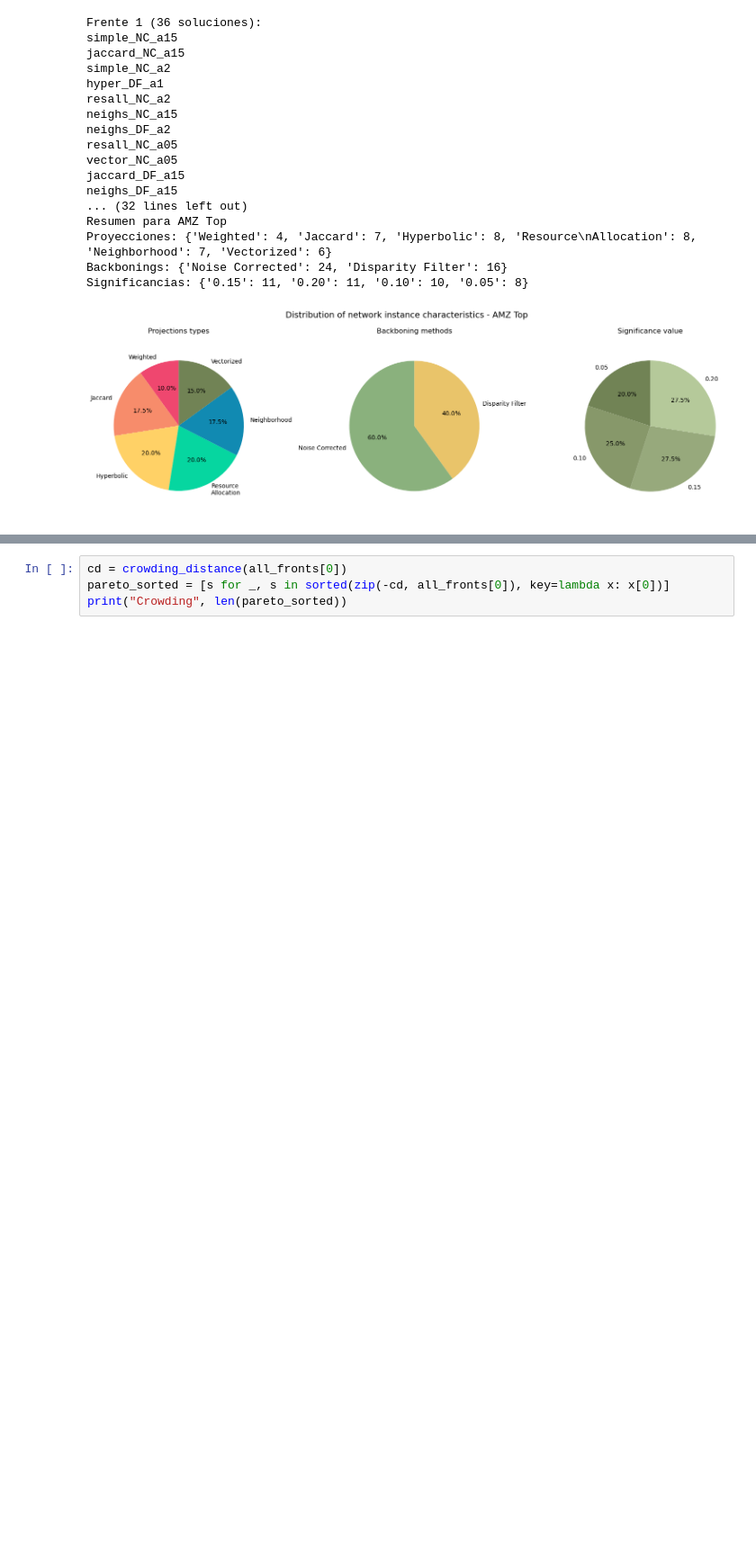
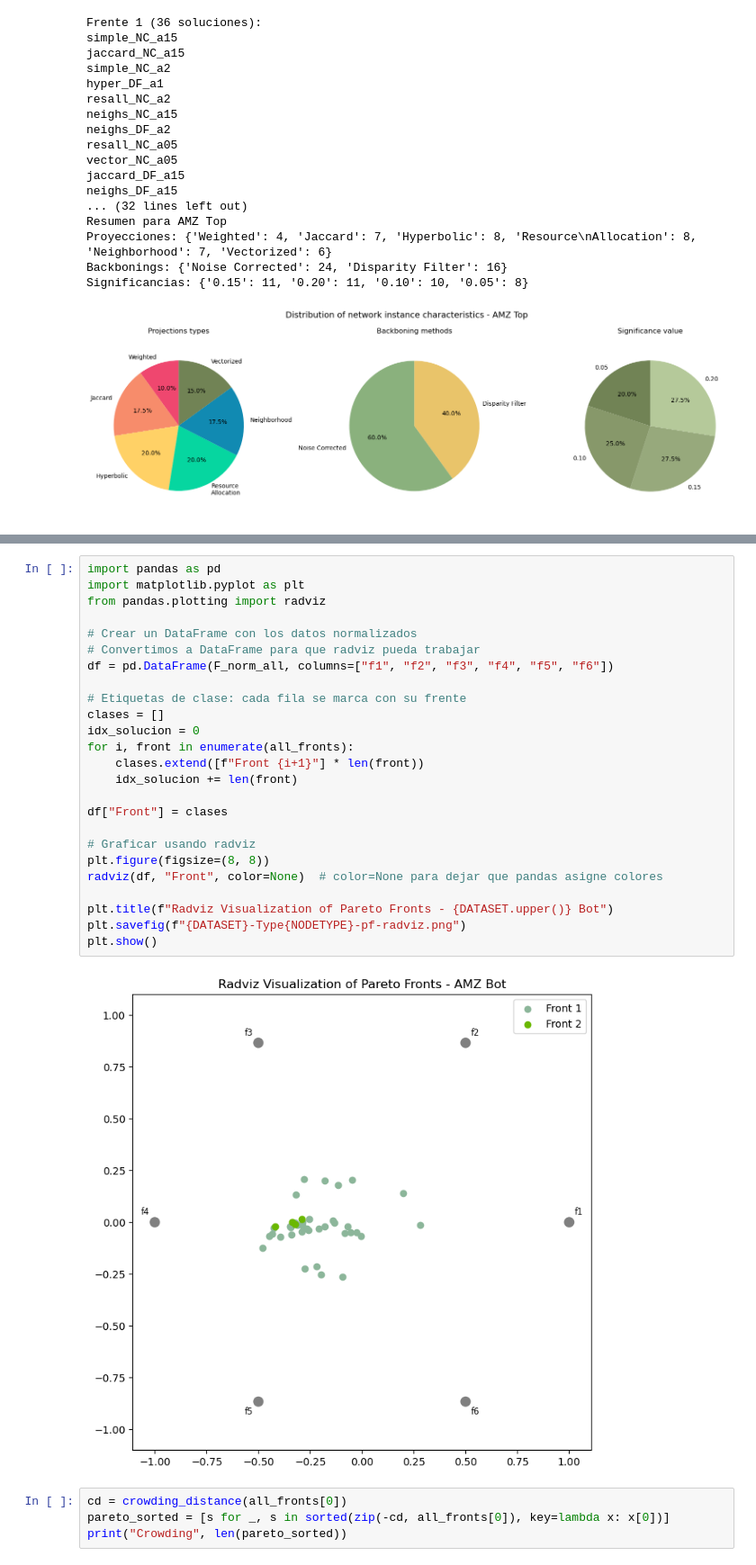
Before and after one commit to diazmx/phd-thesis-lab, a Jupyter notebook: 13-paper-modelling/ds1.ipynb, the cells around one changed output, grey strips where cells are left out. Shown at 90% size. Saved outputs shown, nothing was run; the diff lists cells and outputs as text; blank space fills up the shorter version.

```diff
--- a/13-paper-modelling/ds1.ipynb
+++ b/13-paper-modelling/ds1.ipynb
@@ -267,3 +340,30 @@ Significancias: {'0.15': 11, '0.20': 11, '0.10': 10, '0.05': 8}
+# %%
+import pandas as pd
+import matplotlib.pyplot as plt
+from pandas.plotting import radviz
+
+# Crear un DataFrame con los datos normalizados
+# Convertimos a DataFrame para que radviz pueda trabajar
+df = pd.DataFrame(F_norm_all, columns=["f1", "f2", "f3", "f4", "f5", "f6"])
+
+# Etiquetas de clase: cada fila se marca con su frente
+clases = []
+idx_solucion = 0
+for i, front in enumerate(all_fronts):
+    clases.extend([f"Front {i+1}"] * len(front))
+    idx_solucion += len(front)
+
+df["Front"] = clases
+
+# Graficar usando radviz
+plt.figure(figsize=(8, 8))
+radviz(df, "Front", color=None)  # color=None para dejar que pandas asigne colores
+
+plt.title(f"Radviz Visualization of Pareto Fronts - {DATASET.upper()} Bot")
+plt.savefig(f"{DATASET}-Type{NODETYPE}-pf-radviz.png")
+plt.show()
+# %% [output]
+[figure, added]
 # %%
 cd = crowding_distance(all_fronts[0])
 pareto_sorted = [s for _, s in sorted(zip(-cd, all_fronts[0]), key=lambda x: x[0])]
```
Also changed, not shown: parts of 2 cells of this notebook, 3 other files.
